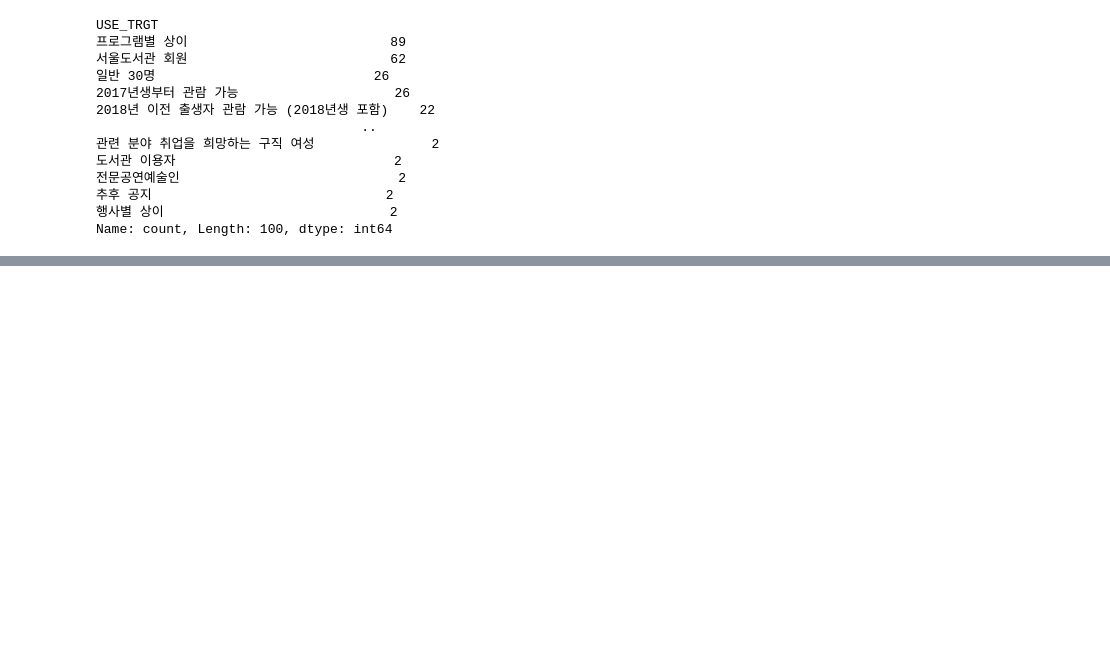
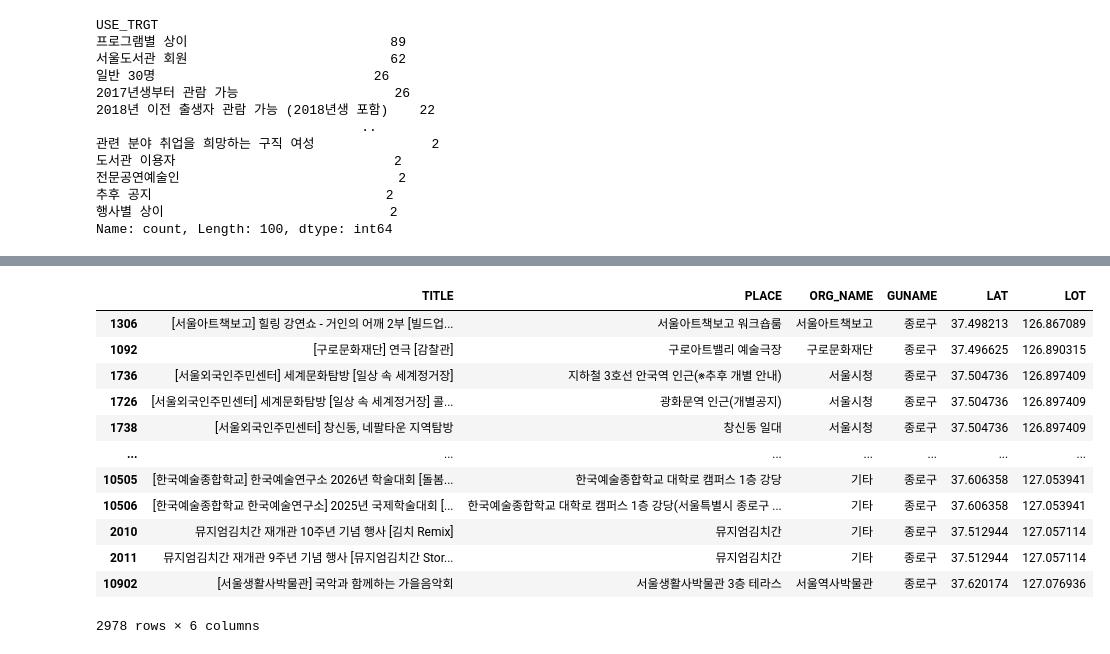
Before and after one commit to kkw5389-collab/sprint_mission17, a Jupyter notebook: notebooks/mission17.ipynb, the cells around one changed output, grey strips where cells are left out. Drawn from its saved outputs; the diff is of its cells as text; code cells hidden in the pictures; blank space fills up the shorter version.

```diff
--- a/notebooks/mission17.ipynb
+++ b/notebooks/mission17.ipynb
@@ -965,0 +1095,23 @@ Name: count, Length: 100, dtype: int64
+# %%
+jongno[[
+    "TITLE",
+    "PLACE",
+    "ORG_NAME",
+    "GUNAME",
+    "LAT",
+    "LOT"
+]].sort_values("LOT")
+# %% [output]
+|  | TITLE | PLACE | ORG_NAME | GUNAME | LAT | LOT |
+| 1306 | [서울아트책보고] 힐링 강연쇼 - 거인의 어깨 2부 [빌드업... | 서울아트책보고 워크숍룸 | 서울아트책보고 | 종로구 | 37.498213 | 126.867089 |
+| 1092 | [구로문화재단] 연극 [감찰관] | 구로아트밸리 예술극장 | 구로문화재단 | 종로구 | 37.496625 | 126.890315 |
+| 1736 | [서울외국인주민센터] 세계문화탐방 [일상 속 세계정거장] | 지하철 3호선 안국역 인근(※추후 개별 안내) | 서울시청 | 종로구 | 37.504736 | 126.897409 |
+| 1726 | [서울외국인주민센터] 세계문화탐방 [일상 속 세계정거장] 콜... | 광화문역 인근(개별공지) | 서울시청 | 종로구 | 37.504736 | 126.897409 |
+| 1738 | [서울외국인주민센터] 창신동, 네팔타운 지역탐방 | 창신동 일대 | 서울시청 | 종로구 | 37.504736 | 126.897409 |
+| ... | ... | ... | ... | ... | ... | ... |
+| 10505 | [한국예술종합학교] 한국예술연구소 2026년 학술대회 [돌봄... | 한국예술종합학교 대학로 캠퍼스 1층 강당 | 기타 | 종로구 | 37.606358 | 127.053941 |
+| 10506 | [한국예술종합학교 한국예술연구소] 2025년 국제학술대회 [... | 한국예술종합학교 대학로 캠퍼스 1층 강당(서울특별시 종로구 ... | 기타 | 종로구 | 37.606358 | 127.053941 |
+| 2010 | 뮤지엄김치간 재개관 10주년 기념 행사 [김치 Remix] | 뮤지엄김치간 | 기타 | 종로구 | 37.512944 | 127.057114 |
+| 2011 | 뮤지엄김치간 재개관 9주년 기념 행사 [뮤지엄김치간 Stor... | 뮤지엄김치간 | 기타 | 종로구 | 37.512944 | 127.057114 |
+| 10902 | [서울생활사박물관] 국악과 함께하는 가을음악회 | 서울생활사박물관 3층 테라스 | 서울역사박물관 | 종로구 | 37.620174 | 127.076936 |
+2978 rows × 6 columns
```
Also changed, not shown: parts of 52 cells of this notebook.
